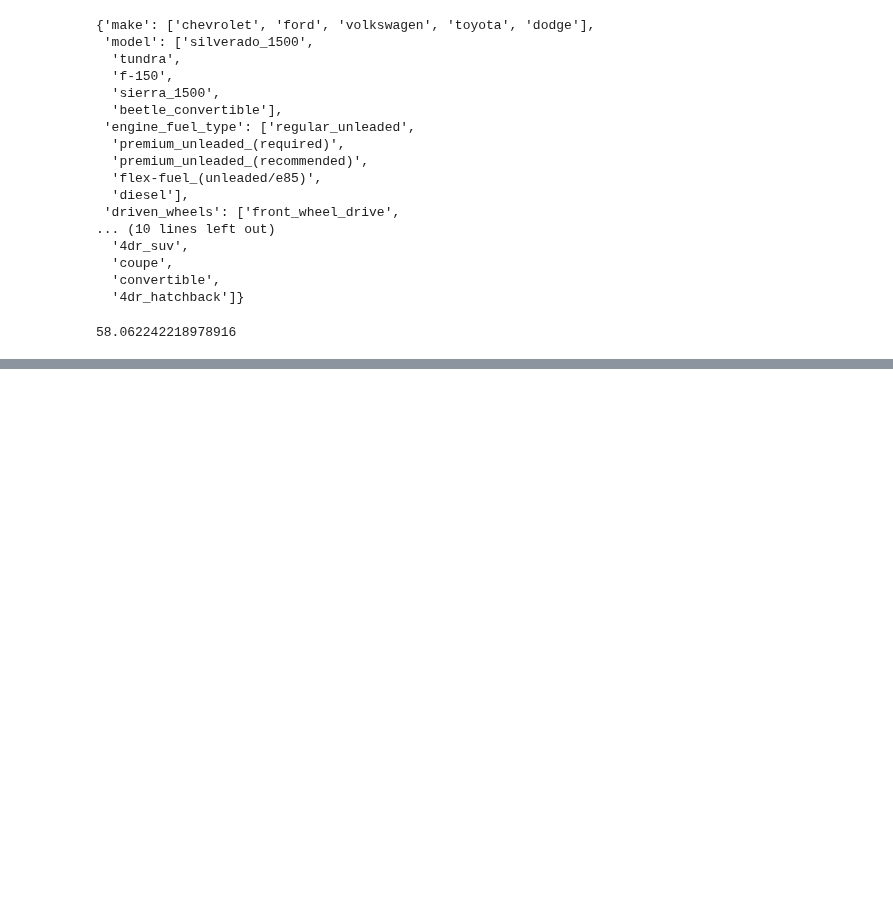
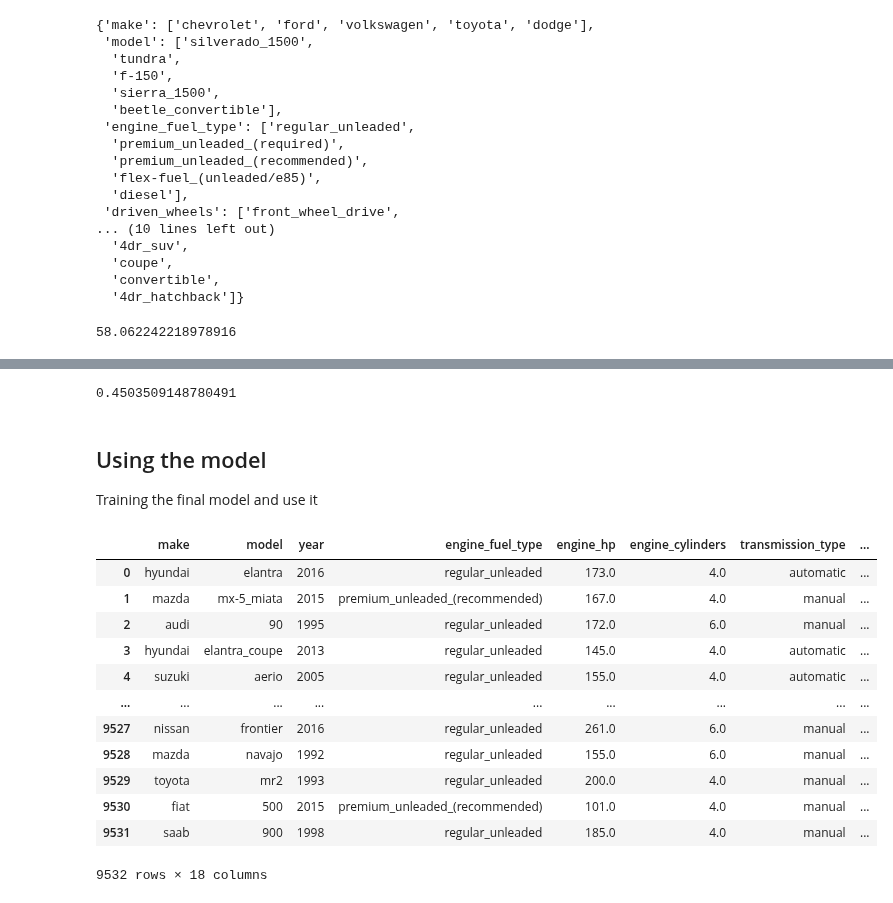
Before and after one commit to anormanangel/Machine-Learning-Zoomcamp, a Jupyter notebook: 02-Regression/Car Price Prediction.ipynb, the cells around one changed output, grey strips where cells are left out. Saved outputs shown, nothing was run; the diff lists cells and outputs as text; code cells hidden in the pictures; blank space fills up the shorter version.

```diff
--- a/02-Regression/Car Price Prediction.ipynb
+++ b/02-Regression/Car Price Prediction.ipynb
@@ -1038,0 +1163,35 @@ rmse(y_val, y_pred)
+# %%
+r = 0.001
+X_train = prepare_X(df_train)
+w0, w = train_linear_regression_reg(X_train, y_train, r=r)
+
+X_val = prepare_X(df_val)
+y_pred = w0 + X_val.dot(w)
+score = rmse(y_val, y_pred)
+score
+# %% [output]
+0.4503509148780491
+# %% [markdown]
+## Using the model
+
+Training the final model and use it
+# %%
+df_full_train = pd.concat([df_train, df_val])
+# %%
+df_full_train = df_full_train.reset_index(drop=True)
+# %%
+df_full_train
+# %% [output]
+|  | make | model | year | engine_fuel_type | engine_hp | engine_cylinders | transmission_type | ... |
+| 0 | hyundai | elantra | 2016 | regular_unleaded | 173.0 | 4.0 | automatic | ... |
+| 1 | mazda | mx-5_miata | 2015 | premium_unleaded_(recommended) | 167.0 | 4.0 | manual | ... |
+| 2 | audi | 90 | 1995 | regular_unleaded | 172.0 | 6.0 | manual | ... |
+| 3 | hyundai | elantra_coupe | 2013 | regular_unleaded | 145.0 | 4.0 | automatic | ... |
+| 4 | suzuki | aerio | 2005 | regular_unleaded | 155.0 | 4.0 | automatic | ... |
+| ... | ... | ... | ... | ... | ... | ... | ... | ... |
+| 9527 | nissan | frontier | 2016 | regular_unleaded | 261.0 | 6.0 | manual | ... |
+| 9528 | mazda | navajo | 1992 | regular_unleaded | 155.0 | 6.0 | manual | ... |
+| 9529 | toyota | mr2 | 1993 | regular_unleaded | 200.0 | 4.0 | manual | ... |
+| 9530 | fiat | 500 | 2015 | premium_unleaded_(recommended) | 101.0 | 4.0 | manual | ... |
+| 9531 | saab | 900 | 1998 | regular_unleaded | 185.0 | 4.0 | manual | ... |
+9532 rows × 18 columns
```
Also changed, not shown: parts of 32 cells of this notebook.
